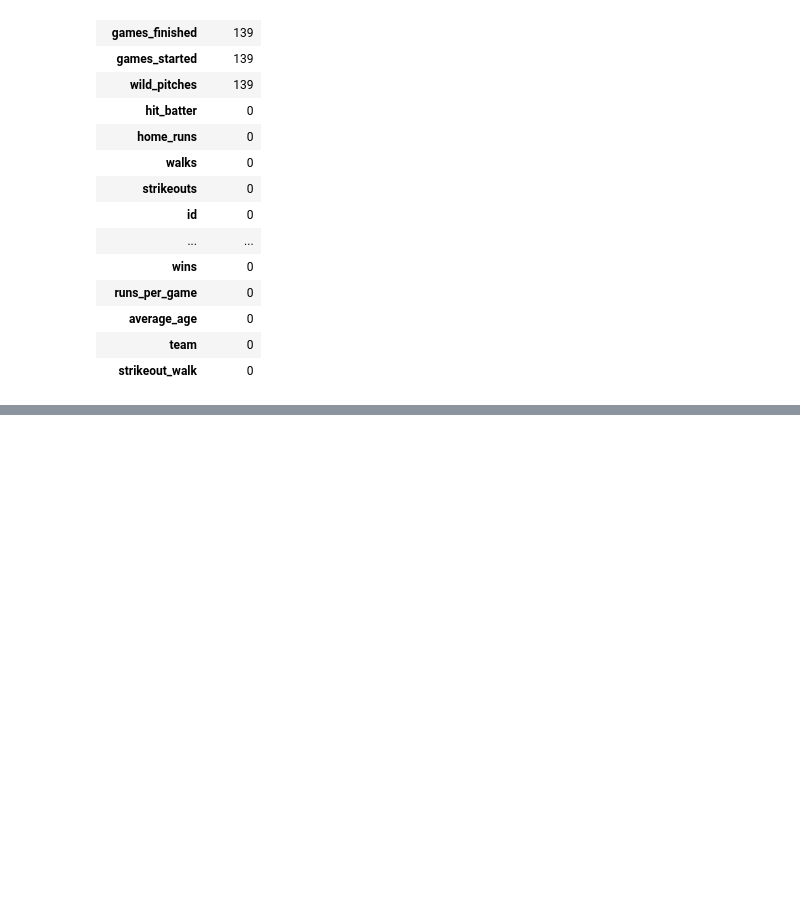
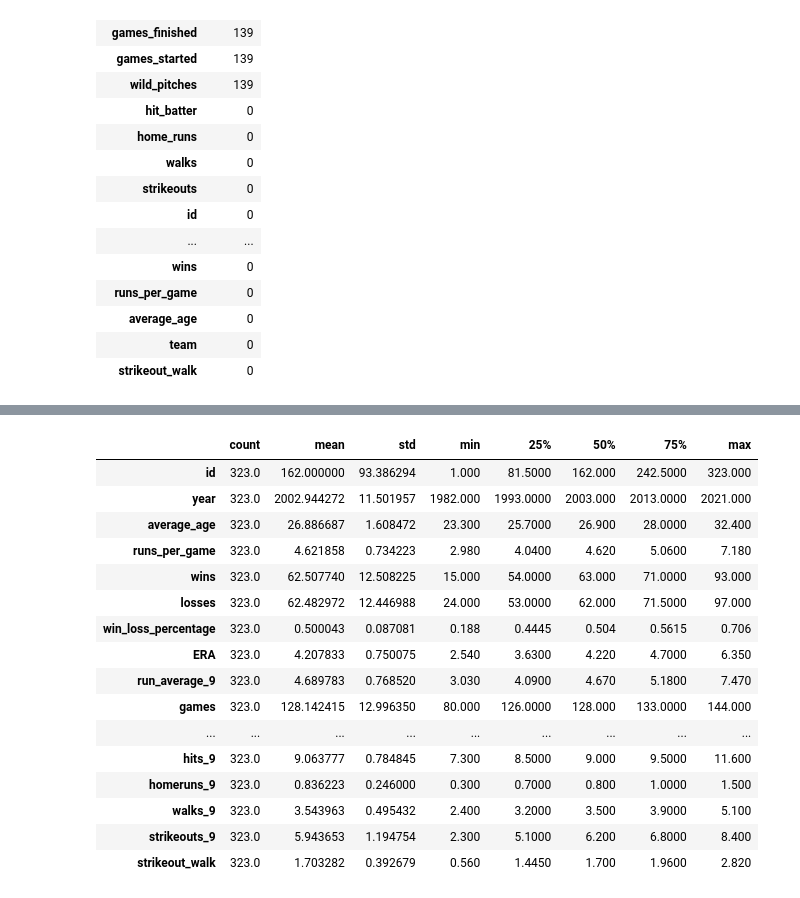
Before and after one commit to e-machinelearning/Hey-Batter-Batter-, a Jupyter notebook: Hey Batter Batter!.ipynb, the cells around one changed output, grey strips where cells are left out. Saved outputs shown, nothing was run; the diff lists cells and outputs as text; code cells hidden in the pictures; blank space fills up the shorter version.

```diff
--- a/Hey Batter Batter!.ipynb
+++ b/Hey Batter Batter!.ipynb
@@ -114,0 +294,22 @@ All of the missing data have the same number of values in the 5 catergories,
+# %%
+#using .describe() to get a numerical analysis of our feature values
+
+hey_batter.describe().T
+# %% [output]
+|  | count | mean | std | min | 25% | 50% | 75% | max |
+| id | 323.0 | 162.000000 | 93.386294 | 1.000 | 81.5000 | 162.000 | 242.5000 | 323.000 |
+| year | 323.0 | 2002.944272 | 11.501957 | 1982.000 | 1993.0000 | 2003.000 | 2013.0000 | 2021.000 |
+| average_age | 323.0 | 26.886687 | 1.608472 | 23.300 | 25.7000 | 26.900 | 28.0000 | 32.400 |
+| runs_per_game | 323.0 | 4.621858 | 0.734223 | 2.980 | 4.0400 | 4.620 | 5.0600 | 7.180 |
+| wins | 323.0 | 62.507740 | 12.508225 | 15.000 | 54.0000 | 63.000 | 71.0000 | 93.000 |
+| losses | 323.0 | 62.482972 | 12.446988 | 24.000 | 53.0000 | 62.000 | 71.5000 | 97.000 |
+| win_loss_percentage | 323.0 | 0.500043 | 0.087081 | 0.188 | 0.4445 | 0.504 | 0.5615 | 0.706 |
+| ERA | 323.0 | 4.207833 | 0.750075 | 2.540 | 3.6300 | 4.220 | 4.7000 | 6.350 |
+| run_average_9 | 323.0 | 4.689783 | 0.768520 | 3.030 | 4.0900 | 4.670 | 5.1800 | 7.470 |
+| games | 323.0 | 128.142415 | 12.996350 | 80.000 | 126.0000 | 128.000 | 133.0000 | 144.000 |
+| ... | ... | ... | ... | ... | ... | ... | ... | ... |
+| hits_9 | 323.0 | 9.063777 | 0.784845 | 7.300 | 8.5000 | 9.000 | 9.5000 | 11.600 |
+| homeruns_9 | 323.0 | 0.836223 | 0.246000 | 0.300 | 0.7000 | 0.800 | 1.0000 | 1.500 |
+| walks_9 | 323.0 | 3.543963 | 0.495432 | 2.400 | 3.2000 | 3.500 | 3.9000 | 5.100 |
+| strikeouts_9 | 323.0 | 5.943653 | 1.194754 | 2.300 | 5.1000 | 6.200 | 6.8000 | 8.400 |
+| strikeout_walk | 323.0 | 1.703282 | 0.392679 | 0.560 | 1.4450 | 1.700 | 1.9600 | 2.820 |
```
Also changed, not shown: parts of 30 cells of this notebook.
